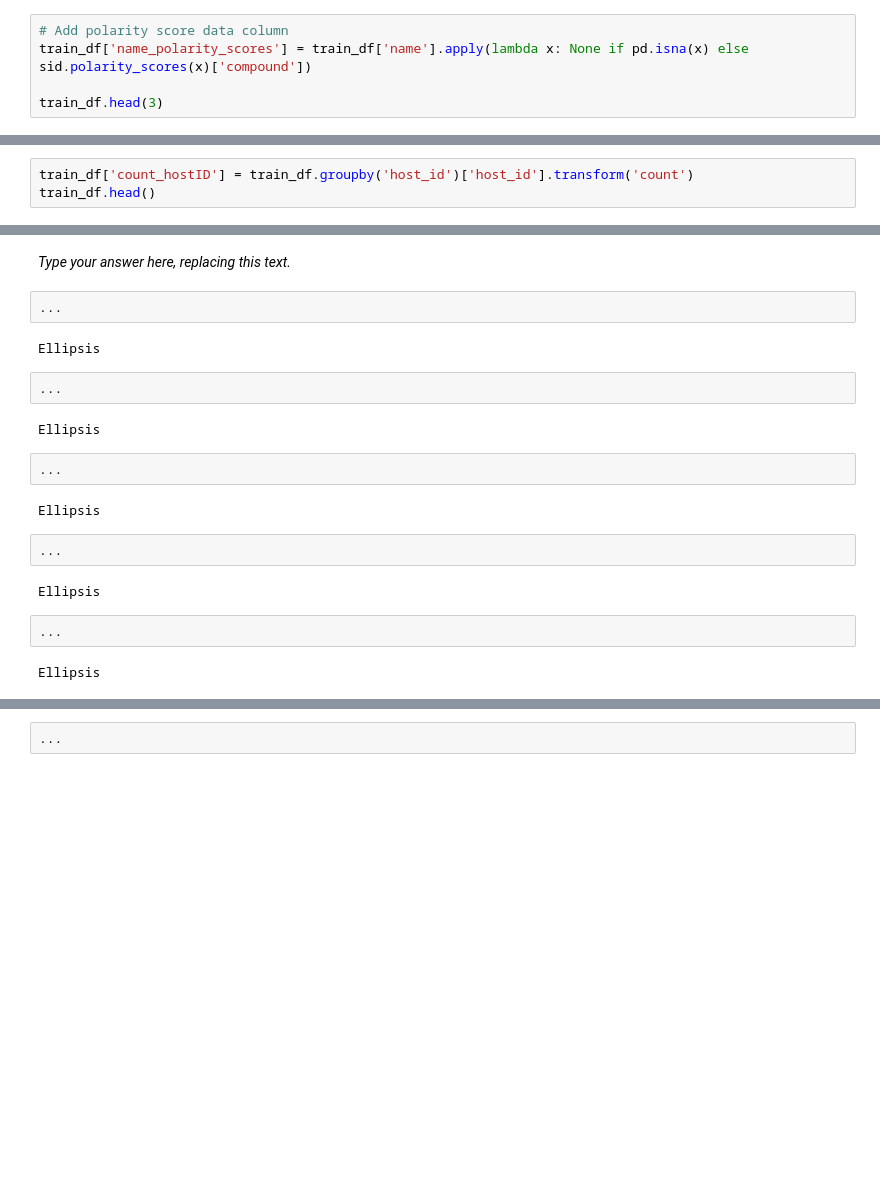
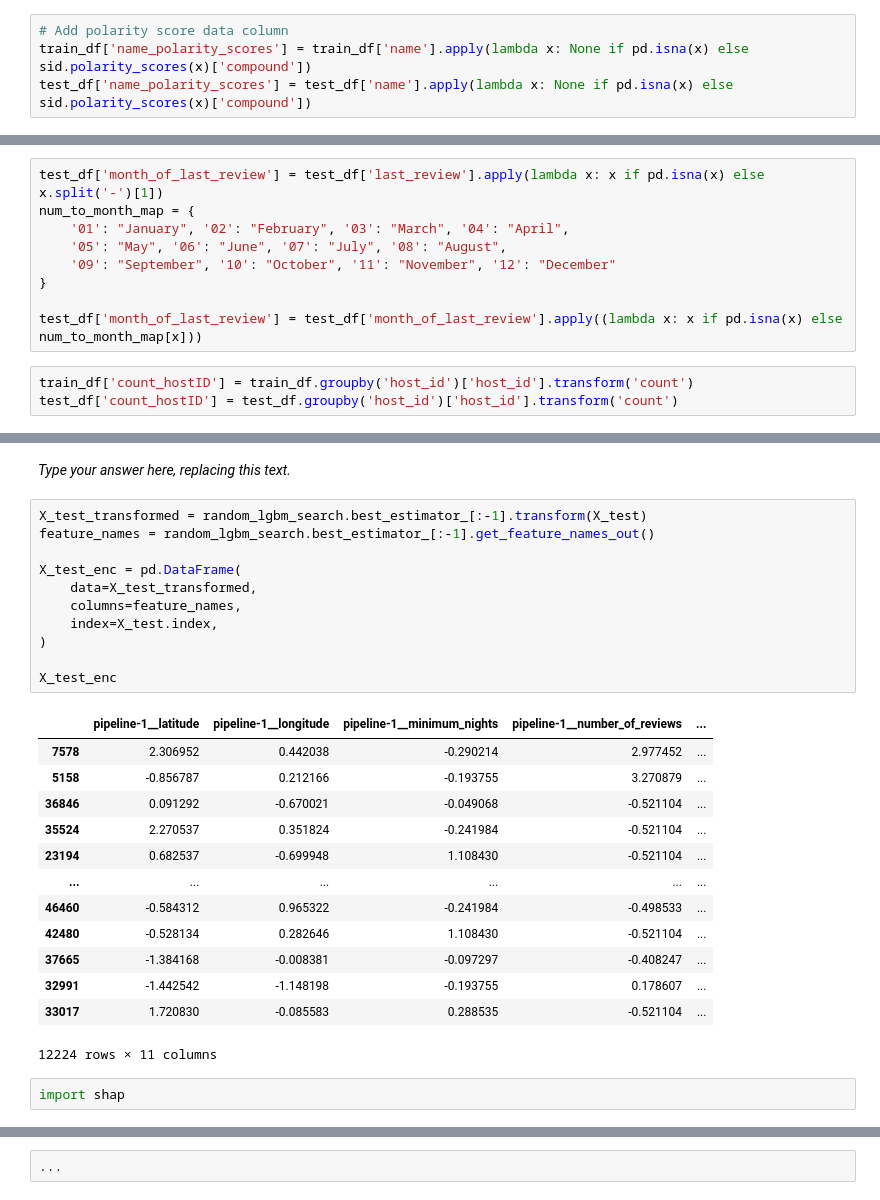
Before and after one commit to BChangs99/DSCI_573_Lab4_BDFJ, a Jupyter notebook: lab4.ipynb, the cells around one changed output, grey strips where cells are left out. Cells and saved outputs as stored; diff of their text form; blank space fills up the shorter version.

Commit message:
added features on test DF + added results o test set with LGBM

```diff
--- a/lab4.ipynb
+++ b/lab4.ipynb
@@ -279,5 +279,4 @@ memory usage: 4.8+ MB
 # %%
 # Add polarity score data column
 train_df['name_polarity_scores'] = train_df['name'].apply(lambda x: None if pd.isna(x) else sid.polarity_scores(x)['compound'])
-
-train_df.head(3)
+test_df['name_polarity_scores'] = test_df['name'].apply(lambda x: None if pd.isna(x) else sid.polarity_scores(x)['compound'])
@@ -303,6 +294,15 @@ train_df.head(3)
 | 4888 | 3495686 | Lofted Murray Hill 1-bedroom w/ s... | 721833 | Joshua | Manhattan | Kips Bay | 40.74593 | -73.97915 | ... |
 | 42318 | 32843454 | Cute, Vintage Studio on UES Close... | 247072396 | Andrea | Manhattan | Upper East Side | 40.77085 | -73.94933 | ... |
 | 30859 | 23896110 | Charming one bedroom / West village | 175315624 | Shelby | Manhattan | West Village | 40.73170 | -74.00708 | ... |
+# %%
+test_df['month_of_last_review'] = test_df['last_review'].apply(lambda x: x if pd.isna(x) else x.split('-')[1])
+num_to_month_map = {
+    '01': "January", '02': "February", '03': "March", '04': "April",
+    '05': "May", '06': "June", '07': "July", '08': "August",
+    '09': "September", '10': "October", '11': "November", '12': "December"
+}
+
+test_df['month_of_last_review'] = test_df['month_of_last_review'].apply((lambda x: x if pd.isna(x) else num_to_month_map[x]))
 # %%
 train_df['count_hostID'] = train_df.groupby('host_id')['host_id'].transform('count')
-train_df.head()
+test_df['count_hostID'] = test_df.groupby('host_id')['host_id'].transform('count')
@@ -926,23 +919,30 @@ rubric={accuracy,reasoning}
 _Points:_ 6
 # %% [markdown]
 _Type your answer here, replacing this text._
-# %%
-...
-# %% [output]
-Ellipsis
-# %%
-...
-# %% [output]
-Ellipsis
-# %%
-...
-# %% [output]
-Ellipsis
-# %%
-...
-# %% [output]
-Ellipsis
-# %%
-...
-# %% [output]
-Ellipsis
+# %%
+X_test_transformed = random_lgbm_search.best_estimator_[:-1].transform(X_test)
+feature_names = random_lgbm_search.best_estimator_[:-1].get_feature_names_out()
+
+X_test_enc = pd.DataFrame(
+    data=X_test_transformed,
+    columns=feature_names,
+    index=X_test.index,
+)
+
+X_test_enc
+# %% [output]
+|  | pipeline-1__latitude | pipeline-1__longitude | pipeline-1__minimum_nights | pipeline-1__number_of_reviews | ... |
+| 7578 | 2.306952 | 0.442038 | -0.290214 | 2.977452 | ... |
+| 5158 | -0.856787 | 0.212166 | -0.193755 | 3.270879 | ... |
+| 36846 | 0.091292 | -0.670021 | -0.049068 | -0.521104 | ... |
+| 35524 | 2.270537 | 0.351824 | -0.241984 | -0.521104 | ... |
+| 23194 | 0.682537 | -0.699948 | 1.108430 | -0.521104 | ... |
+| ... | ... | ... | ... | ... | ... |
+| 46460 | -0.584312 | 0.965322 | -0.241984 | -0.498533 | ... |
+| 42480 | -0.528134 | 0.282646 | 1.108430 | -0.521104 | ... |
+| 37665 | -1.384168 | -0.008381 | -0.097297 | -0.408247 | ... |
+| 32991 | -1.442542 | -1.148198 | -0.193755 | 0.178607 | ... |
+| 33017 | 1.720830 | -0.085583 | 0.288535 | -0.521104 | ... |
+12224 rows × 11 columns
+# %%
+import shap
```
Also changed, not shown: parts of 7 cells of this notebook.
